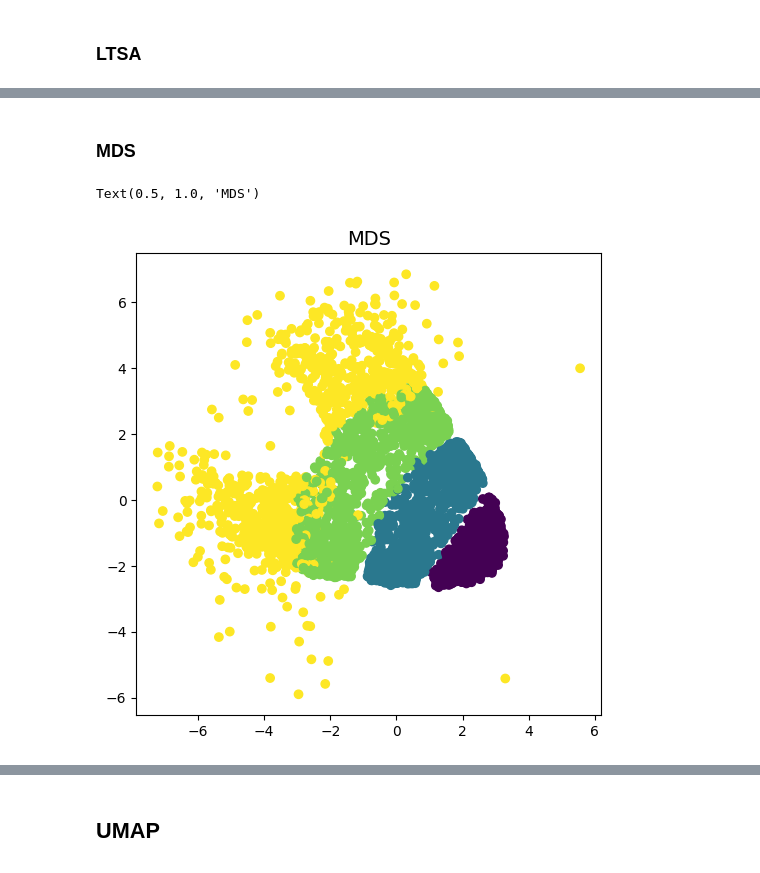
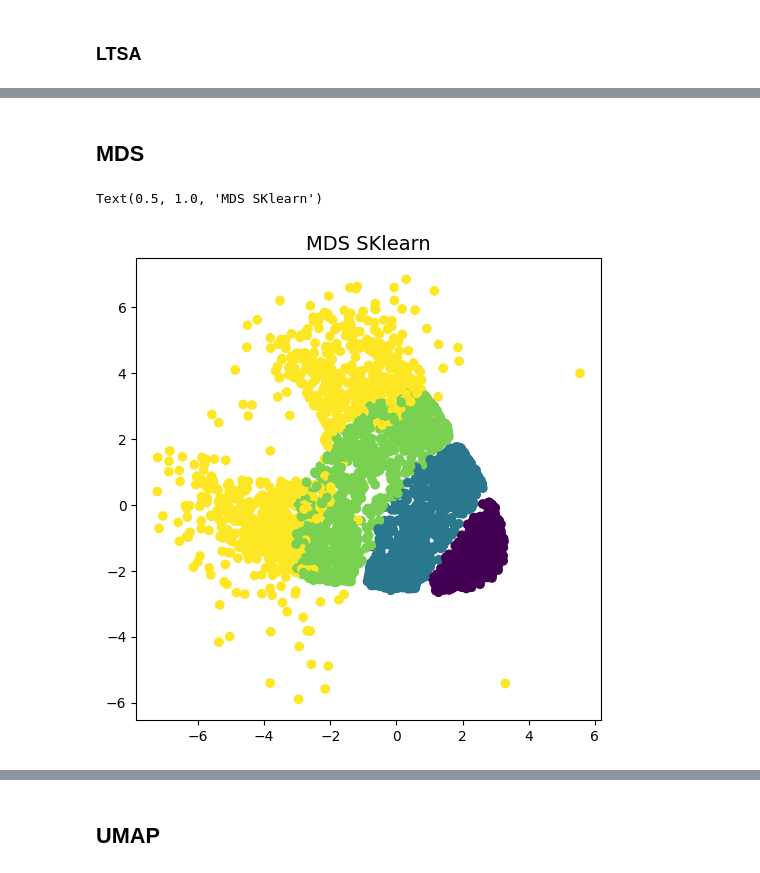
Before and after one commit to Samuels04/University, a Jupyter notebook: 4th Year/IntNeg/Práctica 4/comercializadora.ipynb, the cells around one changed output, grey strips where cells are left out. Drawn from its saved outputs; the diff is of its cells as text; code cells hidden in the pictures.

```diff
--- a/4th Year/IntNeg/Práctica 4/comercializadora.ipynb
+++ b/4th Year/IntNeg/Práctica 4/comercializadora.ipynb
@@ -71,21 +72,21 @@ Text(0.5, 1.0, 'LLE ltsa')
 # %% [markdown]
-### MDS
+## MDS
 # %%
 fig = plt.figure(figsize=(6,6))
 model = manifold.MDS(
     n_components=n_components,
     max_iter=50,
     n_init=4,
     random_state=0,
     normalized_stress=False,
 )
 X_mds = model.fit_transform(X_scaled)
 ax = fig.add_subplot(1, 1, 1)
 ax.scatter(X_mds[:, 0], X_mds[:, 1], c=y)
-ax.set_title('MDS', size=14)
+ax.set_title('MDS SKlearn', size=14)
 # %% [output]
-Text(0.5, 1.0, 'MDS')
+Text(0.5, 1.0, 'MDS SKlearn')
-[figure, old version]
+[figure, new version]
 # %%
 class MDS:
 
```
Also changed, not shown: parts of 9 cells of this notebook.
